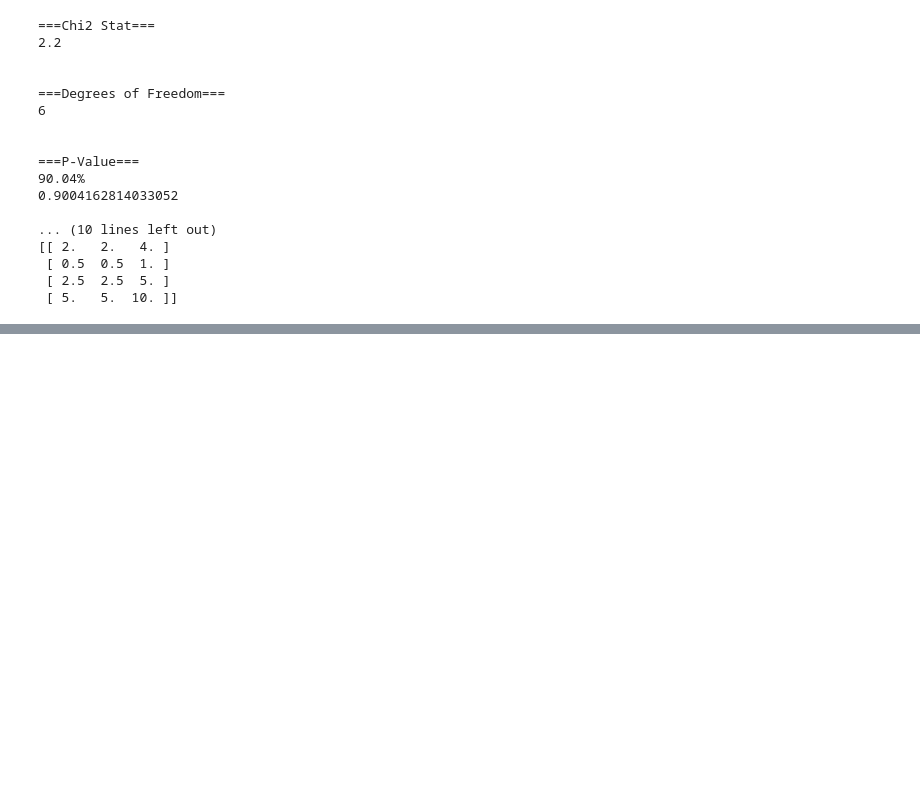
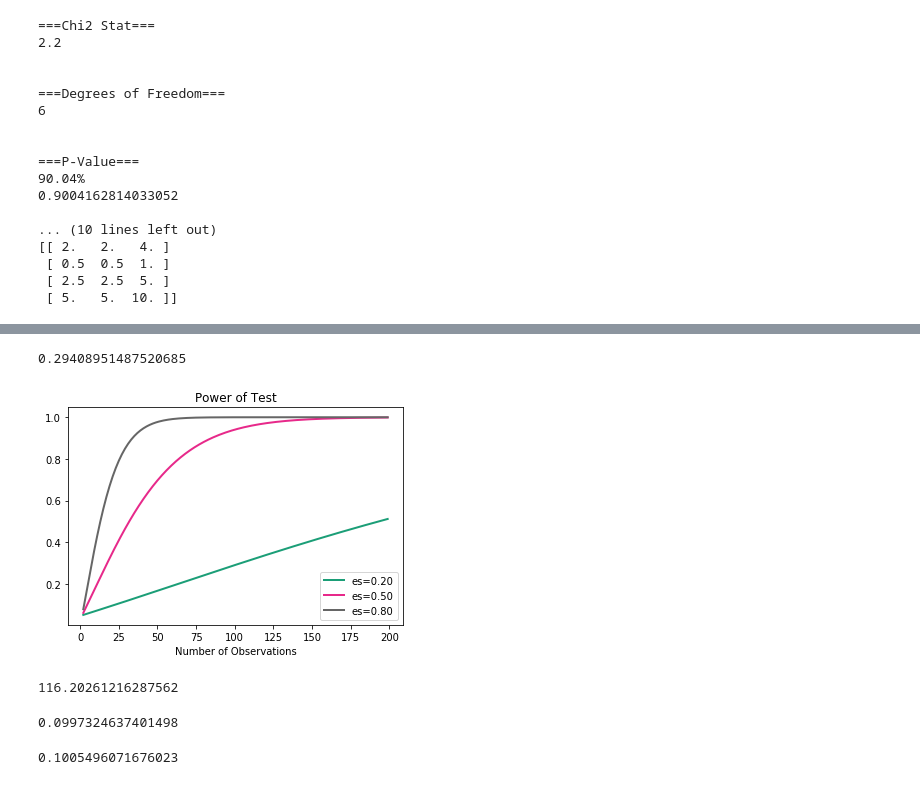
Before and after one commit to TG7789RR/pythonlearningx64, a Jupyter notebook: worked_stats_testing_examples.ipynb, the cells around one changed output, grey strips where cells are left out. Cells and saved outputs as stored; diff of their text form; code cells hidden in the pictures; blank space fills up the shorter version.

```diff
--- a/worked_stats_testing_examples.ipynb
+++ b/worked_stats_testing_examples.ipynb
@@ -494,0 +607,75 @@ print(ex)
+# %%
+#the below example would have churned out .29 effect, look at the 200 line above
+effect1 = None
+alpha1 = 0.05 #significance level
+power1 = 0.8 # this is pretty standard
+ratio1 = 0.10 #10%
+nobs1a = 1000 # nobs2 = nobs1 * ratio - this is within the function
+'''1 #equal sample splits
+0.5 #equal 2nd sample is half the size
+0.1 #2nd sample at 10% '''
+
+
+# perform power analysis
+TTestIndPower().solve_power(effect1, power=power1, nobs1=nobs1a, ratio=ratio1, alpha=alpha1)
+# %% [output]
+0.29408951487520685
+# %%
+#so big effect power climbs quickly
+fig = plt.figure()
+ax = fig.add_subplot(1,1,1)
+fig = TTestIndPower().plot_power(dep_var='nobs',
+                                 nobs= np.arange(2, 200),
+                                 effect_size=np.array([0.2, 0.5, 0.8]),
+                                 alpha=0.05,
+                                 ax=ax)#, title='Power of t-Test' + '\n' + r'$\alpha = 0.01$')
+# %% [output]
+[figure, added]
+# %%
+#one of the below must be set to None
+effect1 = 0.8 #it is standard to aim for this, note this can be above 1
+alpha1 = 0.05 #significance level
+power1 = 0.8 # this is pretty standard
+ratio1 = 0.12
+nobs1a = None # nobs2 = nobs1 * ratio - this is within the function
+'''1 #equal sample splits
+0.5 #equal 2nd sample is half the size
+0.1 #2nd sample at 10% '''
+
+
+# perform power analysis
+TTestIndPower().solve_power(effect1, power=power1, nobs1=nobs1a, ratio=ratio1, alpha=alpha1)
+# %% [output]
+116.20261216287562
+# %%
+#one of the below must be set to None
+effect1 = 0.8 #it is standard to aim for this, note this can be above 1
+alpha1 = 0.05 #significance level
+power1 = 0.8 # this is pretty standard
+ratio1 = None
+nobs1a = 137 # nobs2 = nobs1 * ratio - this is within the function
+'''1 #equal sample splits
+0.5 #equal 2nd sample is half the size
+0.1 #2nd sample at 10% '''
+
+
+# perform power analysis
+TTestIndPower().solve_power(effect1, power=power1, nobs1=nobs1a, ratio=ratio1, alpha=alpha1)
+# %% [output]
+0.0997324637401498
+# %%
+#one of the below must be set to None
+effect1 = 0.8 #it is standard to aim for this, note this can be above 1
+alpha1 = 0.05 #significance level
+power1 = 0.8 # this is pretty standard
+ratio1 = None
+nobs1a = 136 # nobs2 = nobs1 * ratio - this is within the function
+'''1 #equal sample splits
+0.5 #equal 2nd sample is half the size
+0.1 #2nd sample at 10% '''
+
+
+# perform power analysis
+TTestIndPower().solve_power(effect1, power=power1, nobs1=nobs1a, ratio=ratio1, alpha=alpha1)
+# %% [output]
+0.1005496071676023
```
Also changed, not shown: parts of 11 cells of this notebook.
